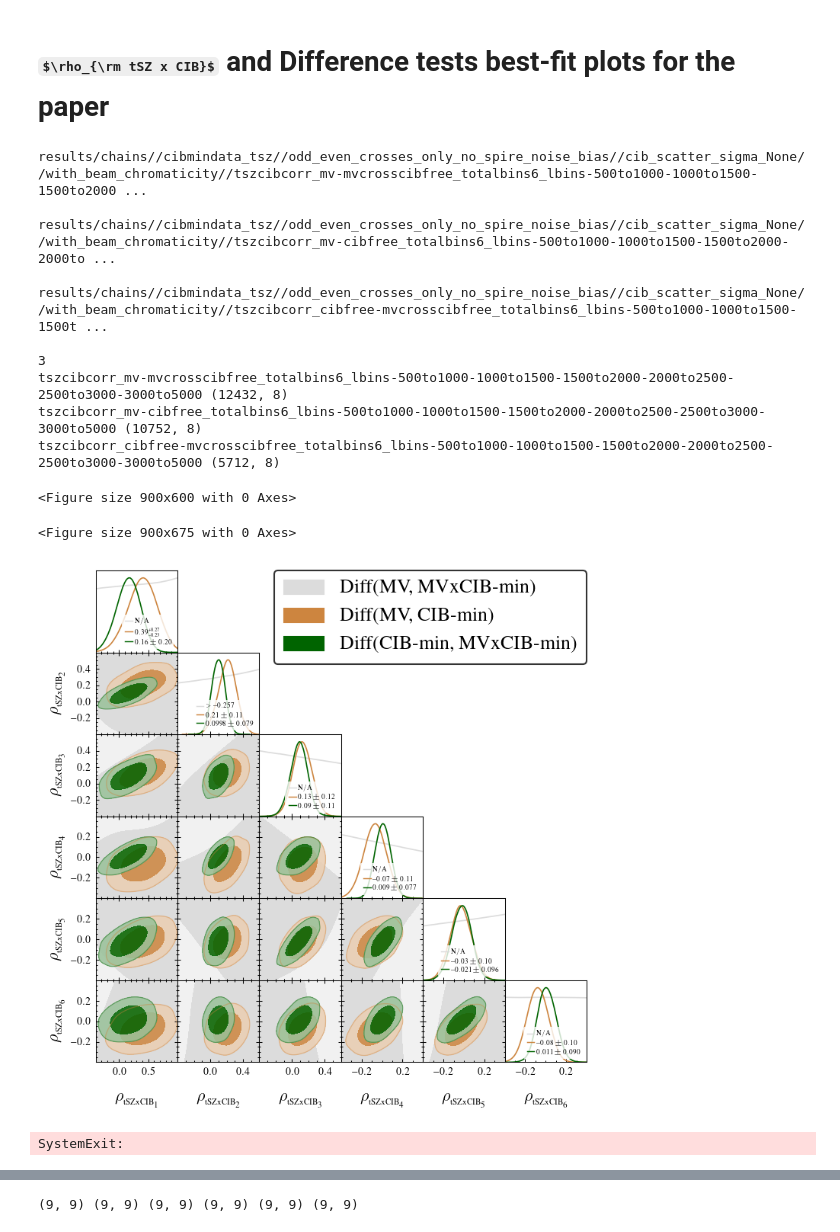
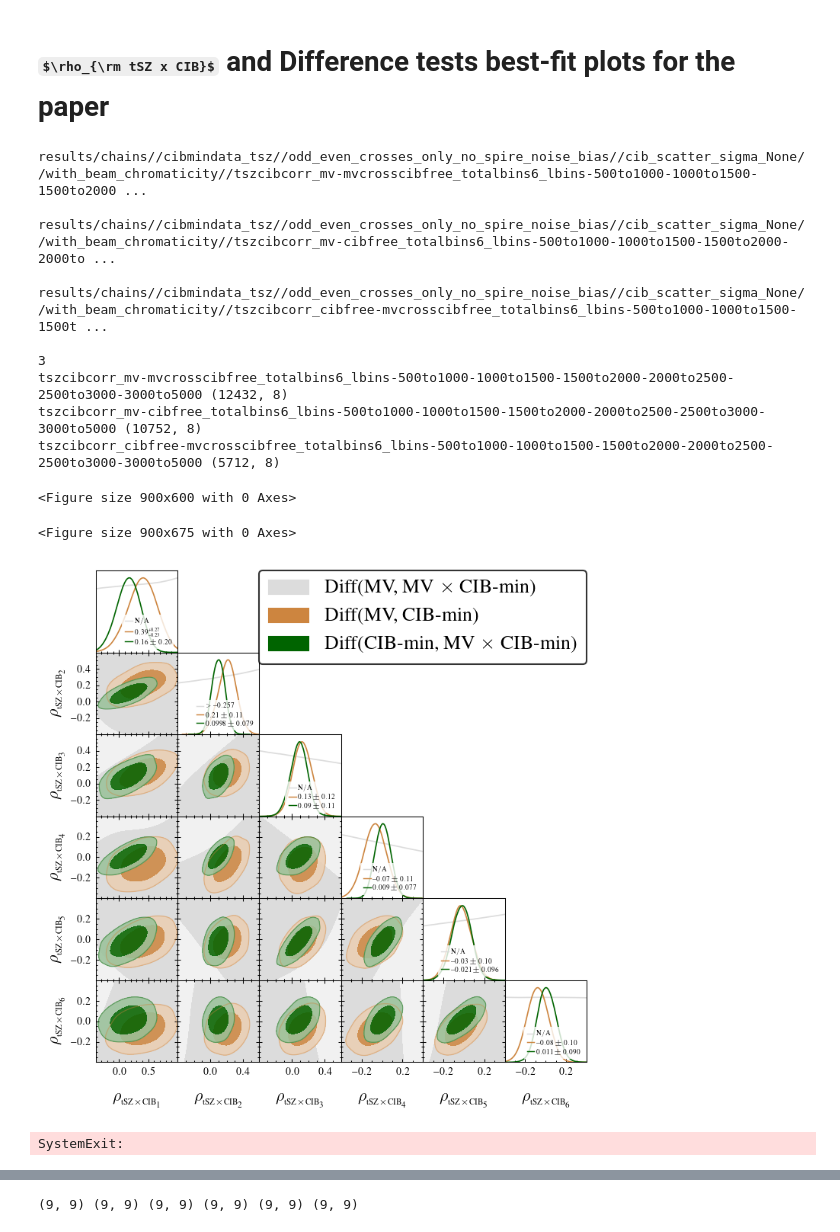
Before and after one commit to sriniraghunathan/tSZ_2pt_SPT_SPIRE, a Jupyter notebook: fit_for_tsz_cib.ipynb, the cells around one changed output, grey strips where cells are left out. Drawn from its saved outputs; the diff is of its cells as text; code cells hidden in the pictures; some formulas as TeX source.

```diff
--- a/fit_for_tsz_cib.ipynb
+++ b/fit_for_tsz_cib.ipynb
@@ -1487,9 +1492,9 @@ if (1): #get samples and make corner plot
         curr_samples.removeBurn( burn_in_fraction )
 
         chain_labval = chain_name.replace('tszcibcorr_', '')
-        chain_labval = chain_labval.replace('mv-cibfree', '(MV, CIB-min);')
-        chain_labval = chain_labval.replace('mv-mvcrosscibfree', '(MV, MVxCIB-min);')
-        chain_labval = chain_labval.replace('cibfree-mvcrosscibfree', '(CIB-min, MVxCIB-min);')
+        chain_labval = chain_labval.replace('mv-cibfree', r'(MV, CIB-min);')
+        chain_labval = chain_labval.replace('mv-mvcrosscibfree', r'(MV, MV $\times$ CIB-min);')
+        chain_labval = chain_labval.replace('cibfree-mvcrosscibfree', r'(CIB-min, MV $\times$ CIB-min);')
         chain_labval = chain_labval.replace('_totalbins%s_lbins-' %(total_bins), '')
         if len(chain_fd_and_name_arr) == 3:
             chain_labval = chain_labval.replace('500to1000-1000to1500-1500to2000-2000to2500-2500to3000-3000to3500-3500to4000-4000to4500-4500to5000',
@@ -1522,7 +1527,7 @@ if (1): #get samples and make corner plot
             if ppp.find('chi')>-1: continue
             currstrval = curr_samples.paramNames.parWithName(ppp).label
             ##mod_currstrval = currstrval.replace('\\rho_{\\rm tSZxCIB_', '\\rho_{')
-            mod_currstrval = currstrval.replace('\\rho_{\\rm tSZxCIB_', '\\rho_{_{\\rm tSZxCIB_')
+            mod_currstrval = currstrval.replace('\\rho_{\\rm tSZxCIB_', '\\rho_{_{\\rm tSZ \\times CIB_')
             mod_currstrval = '%s}' %(mod_currstrval)
             ##print(mod_currstrval); sys.exit()
             curr_samples.paramNames.parWithName(ppp).label = mod_currstrval
@@ -1586,34 +1591,34 @@ if (1): #get samples and make corner plot
                     #ls = ls_arr,
                     #line_args = line_args,
                     #analysis_settings={'ignore_rows': 0.5},
                     #contour_ls = ls_arr, contour_lw = lw_arr, legend_ncol = len(param_names), param_limits = param_limits_dic,
                     )
 
     #get constraints
     constraints_dic, constraints_table, colors_table, col_labels = tools.get_constraints_table(params_arr_to_plot, samples_arr_to_plot, color_arr)
     ##print(constraints_table); sys.exit()
     g = tools.write_errors_in_diagonal_posteriors(g, params_arr_to_plot, color_arr, constraints_dic, legfsval = diagonal_errors_fsval, ncol=1, legloc = diagonal_errors_legloc)
     g = tools.mark_axlines(g, params_arr_to_plot)
 
 
 
     plname = 'plots/rho_tsz_cib_corner_6bins.pdf'
     savefig(plname, dpi = 200.)
     show(); sys.exit()
 # %% [output]
 results/chains//cibmindata_tsz//odd_even_crosses_only_no_spire_noise_bias//cib_scatter_sigma_None//with_beam_chromaticity//tszcibcorr_mv-mvcrosscibfree_totalbins6_lbins-500to1000-1000to1500-1500to2000 ...
 
 results/chains//cibmindata_tsz//odd_even_crosses_only_no_spire_noise_bias//cib_scatter_sigma_None//with_beam_chromaticity//tszcibcorr_mv-cibfree_totalbins6_lbins-500to1000-1000to1500-1500to2000-2000to ...
 
 results/chains//cibmindata_tsz//odd_even_crosses_only_no_spire_noise_bias//cib_scatter_sigma_None//with_beam_chromaticity//tszcibcorr_cibfree-mvcrosscibfree_totalbins6_lbins-500to1000-1000to1500-1500t ...
 
 3
 tszcibcorr_mv-mvcrosscibfree_totalbins6_lbins-500to1000-1000to1500-1500to2000-2000to2500-2500to3000-3000to5000 (12432, 8)
 tszcibcorr_mv-cibfree_totalbins6_lbins-500to1000-1000to1500-1500to2000-2000to2500-2500to3000-3000to5000 (10752, 8)
 tszcibcorr_cibfree-mvcrosscibfree_totalbins6_lbins-500to1000-1000to1500-1500to2000-2000to2500-2500to3000-3000to5000 (5712, 8)
 <Figure size 900x600 with 0 Axes>
 <Figure size 900x675 with 0 Axes>
-[figure, old version]
+[figure, new version]
 SystemExit:
 # %%
 rcParams['path.sketch'] = None
```
Also changed, not shown: parts of 4 cells of this notebook, 12 other files.
